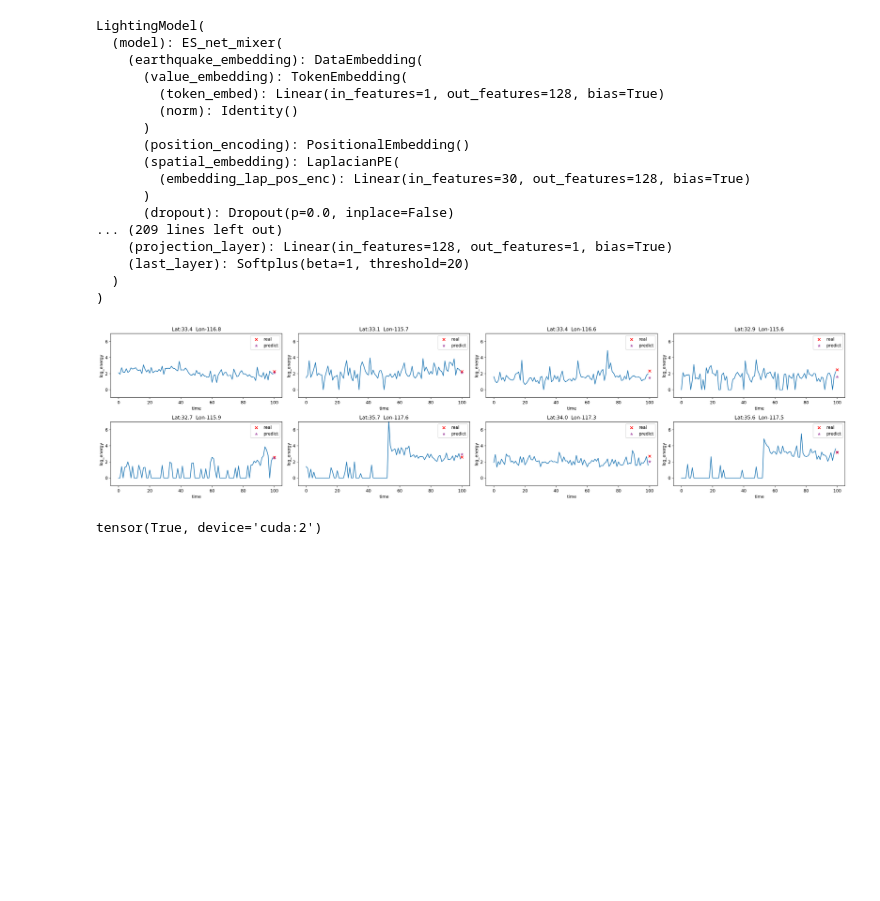
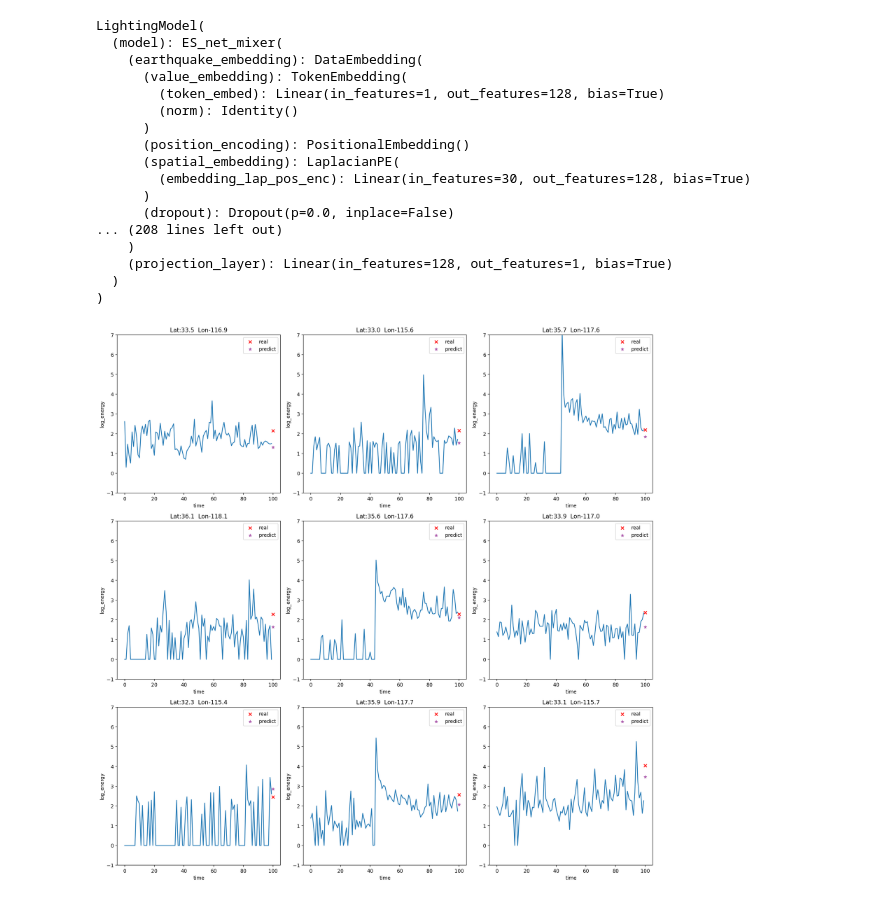
Before and after one commit to lhhhappy/Earthquake_predictor, a Jupyter notebook: inference.ipynb, the cells around one changed output. Cells and saved outputs as stored; diff of their text form; code cells hidden in the pictures; blank space fills up the shorter version.

```diff
--- a/inference.ipynb
+++ b/inference.ipynb
@@ -44,7 +42,7 @@ def find_activate_area(earthquake_history,earthquake_future,energy_predict,topk)
 # model = LightingModel(model = ES_net_mixer, lr = None, max_epoch=None,loss_fns=None,**model_par).to("cuda:2")
 # model.initial_model("Result/Pretrain_ES_net_mixer_california/checkpoints/Val-epoch=01-val_loss=0.47.ckpt").to("cuda:2")
 # model.eval()
-model = LightingModel.load_from_checkpoint("Result/Pretrain_ES_net_mixer_california/checkpoints/last.ckpt",map_location=torch.device("cuda:2"))
+model = LightingModel.load_from_checkpoint("/home/linhang/workbench/workbench/Earthquake_predictor/Result/Pretrain_ES_net_mixer_california/checkpoints/last.ckpt",map_location=torch.device("cuda:2"))
 model.eval()
 # %% [output]
 LightingModel(
@@ -59,9 +57,9 @@ LightingModel(
         (embedding_lap_pos_enc): Linear(in_features=30, out_features=128, bias=True)
       )
       (dropout): Dropout(p=0.0, inplace=False)
-... (209 lines left out)
+... (208 lines left out)
+    )
     (projection_layer): Linear(in_features=128, out_features=1, bias=True)
-    (last_layer): Softplus(beta=1, threshold=20)
   )
 )
 # %%
@@ -72,11 +70,13 @@ train_loader = DataLoader(
 val_loader = DataLoader(
     val_dataset, batch_size=4, shuffle=False, collate_fn=val_dataset.collate_fn,num_workers=64
 )
+# %%
+use_loader = val_loader
 # %%
-sample_batch = next(iter(val_loader))
+sample_batch = next(iter(use_loader))
 sample_batch
 
 with torch.no_grad():
     predictions = model.predict_step(sample_batch, 0)
 # %%
-earthquake_history_topk,earthquake_future_topk,energy_predict,topk_index = find_activate_area(sample_batch['log_energy_history'][0],predictions['log_energy_future'][0],predictions['energy_predict'][0],8)
+earthquake_history_topk,earthquake_future_topk,energy_predict,topk_index = find_activate_area(sample_batch['log_energy_history'][0],predictions['log_energy_future'][0],predictions['energy_predict'][0],9)
@@ -85,21 +83,21 @@ predictions['log_energy_future']
 # %%
 earthquake_location_topk = np.round(denormalize_locations(predictions['earthquake_location'][0][topk_index]).detach().cpu().numpy(),2)
 # %%
-plt.figure(figsize=(25,6),dpi=200)
-for i in range(8):
-    plt.subplot(2,4,i+1)
+plt.figure(figsize=(16,16),dpi=200)
+for i in range(9):
+    plt.subplot(3,3,i+1)
     plt.plot(range(len(earthquake_history_topk[:,i])),earthquake_history_topk[:,i])
     plt.scatter(range(len(earthquake_history_topk[:,i]),len(earthquake_history_topk[:,i])+len(earthquake_future_topk[:,i])),earthquake_future_topk[:,i],c='r',marker='x',label='real')
     plt.scatter(range(len(earthquake_history_topk[:,i]),len(earthquake_history_topk[:,i])+len(energy_predict[:,i])),energy_predict[:,i],c='purple',marker='*',label='predict',alpha=0.5)
     plt.title('Lat:'+str(earthquake_location_topk[i][0])+'  Lon'+str(earthquake_location_topk[i][1]))
     plt.legend()
     plt.xlabel('time')
     plt.ylabel('log_energy')
     plt.ylim(-1,7)
 plt.tight_layout()
 plt.show()
 # %% [output]
-[figure, old version]
+[figure, new version]
 # %%
 energy_predict_all = []
 earthquake_future_all = []
@@ -116,7 +114,3 @@ energy_predict_all = torch.cat(energy_predict_all)
 earthquake_future_all = torch.cat(earthquake_future_all)
 energy_history_all = torch.cat(energy_history_all)
 earthquake_happen_all = torch.cat(earthquake_happen_all)
-# %%
-earthquake_happen_all.any()
-# %% [output]
-tensor(True, device='cuda:2')
```
Also changed, not shown: parts of 13 cells of this notebook, 16 other files.
